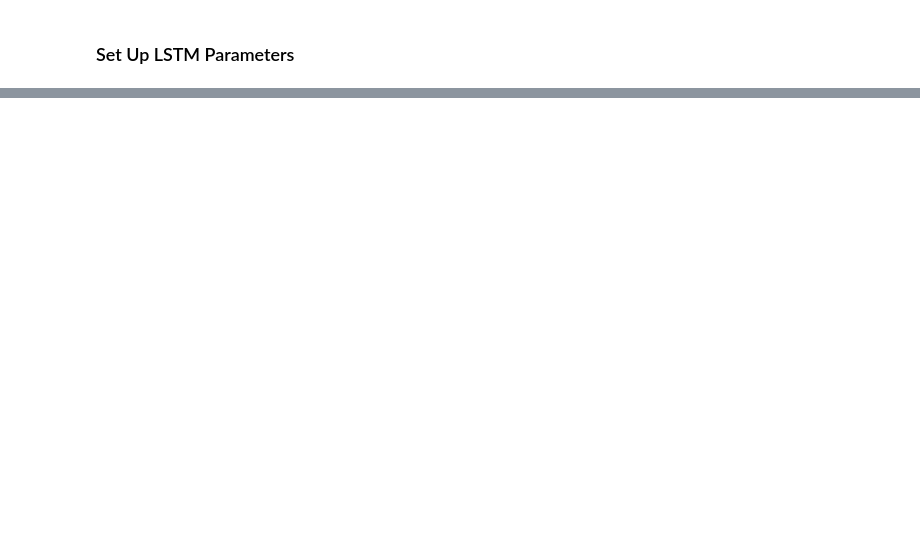
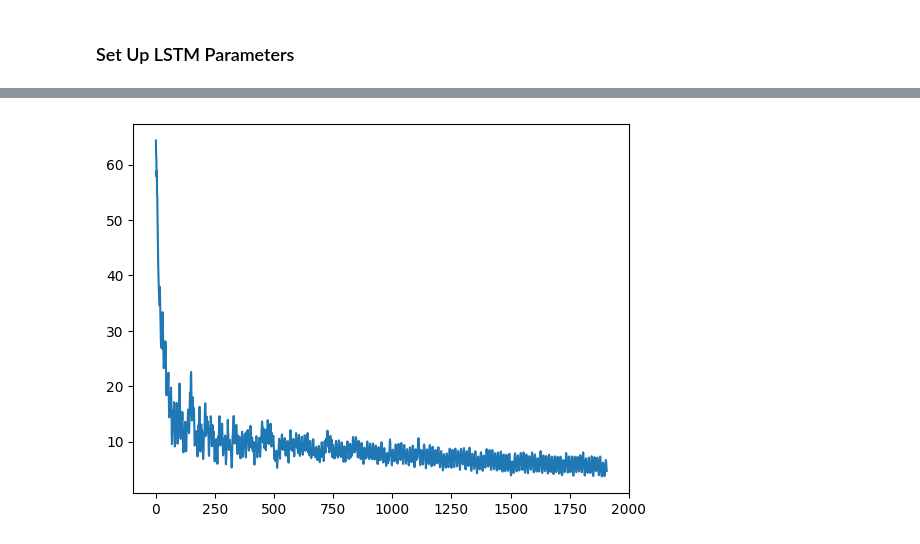
Before and after one commit to kclzl-nus/LSTM-Time-Series-Prediction, a Jupyter notebook: lstm_main.ipynb, the cells around one changed output, grey strips where cells are left out. Cells and saved outputs as stored; diff of their text form; code cells hidden in the pictures; blank space fills up the shorter version.

```diff
--- a/lstm_main.ipynb
+++ b/lstm_main.ipynb
@@ -190,7 +191,8 @@ def LSTMModel(params, X, h0, c0):
     W_out = params[3]
     b_out = params[4]
 
-    H, (hn, cn) = LSTMLayer([W_ih, W_hh, b], X, h0, c0)
+    # H, (hn, cn) = LSTMLayer([W_ih, W_hh, b], X, h0, c0)
+    H = LSTMLayer([W_ih, W_hh, b], X, h0, c0)
     y_out = LinearLayer([W_out, b_out], H)
 
     return y_out
@@ -350,0 +442,38 @@ b_out = np.random.randn(1, output_size).astype(np.float32) # dim = (1, O)
+# %%
+# perform training
+lr = 0.001
+
+# store losses
+train_losses = []
+validation_losses = []
+test_losses = []
+
+# initial hidden and cell states
+params = params_init.copy()
+h0 = h0_init.copy()
+c0 = c0_init.copy()
+
+# train the model
+for i in range(N):
+    # start timing
+    start = time.time()
+
+    # extract input and output from train_X and train_y
+    # train_X dim = (N, L, F), x[i] dim = (L, F) but we need (L, B, F)
+    x = train_X[i].reshape(sequence_length, batch_size, input_size)
+    # train_y dim = (N, L, 0), y[i] dim = (L, 0) but we need (L*B, 0)
+    y = train_y[i].reshape(sequence_length*batch_size, output_size)
+
+    # calculate the loss
+    train_loss = loss(params, x, y, h0[0], c0[0])
+    train_losses.append(train_loss)
+
+    # update the parameters
+    params = update(params, x, y, h0[0], c0[0])
+
+    # end timing
+    end = time.time()
+
+    # print the loss and time taken
+    if i % 100 == 0:
+        print(f'Iter {i+1}/{N} \tLoss: {train_loss} \tTime: {end-start}')
@@ -350,0 +501,6 @@ b_out = np.random.randn(1, output_size).astype(np.float32) # dim = (1, O)
+# %%
+# plot loss
+plt.plot(train_losses)
+plt.show()
+# %% [output]
+[figure, added]
```
Also changed, not shown: parts of 23 cells of this notebook.
